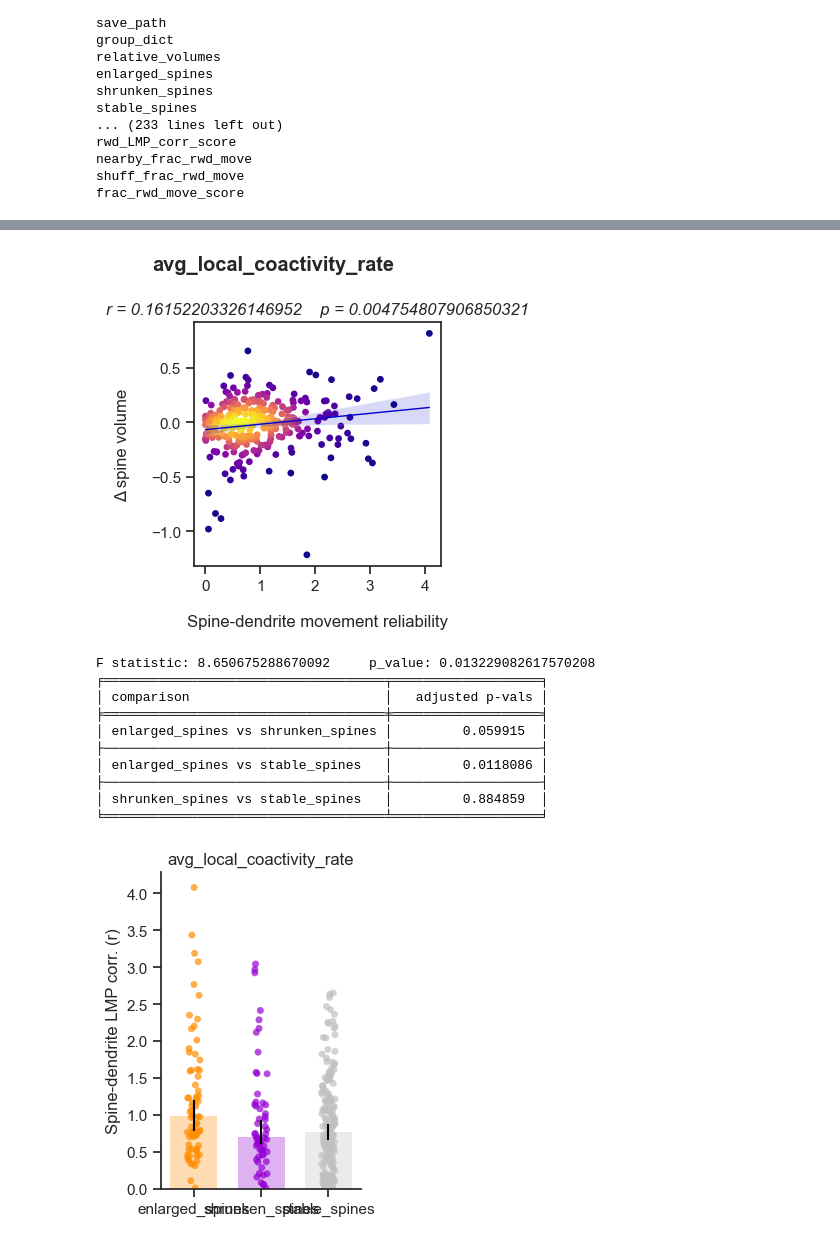
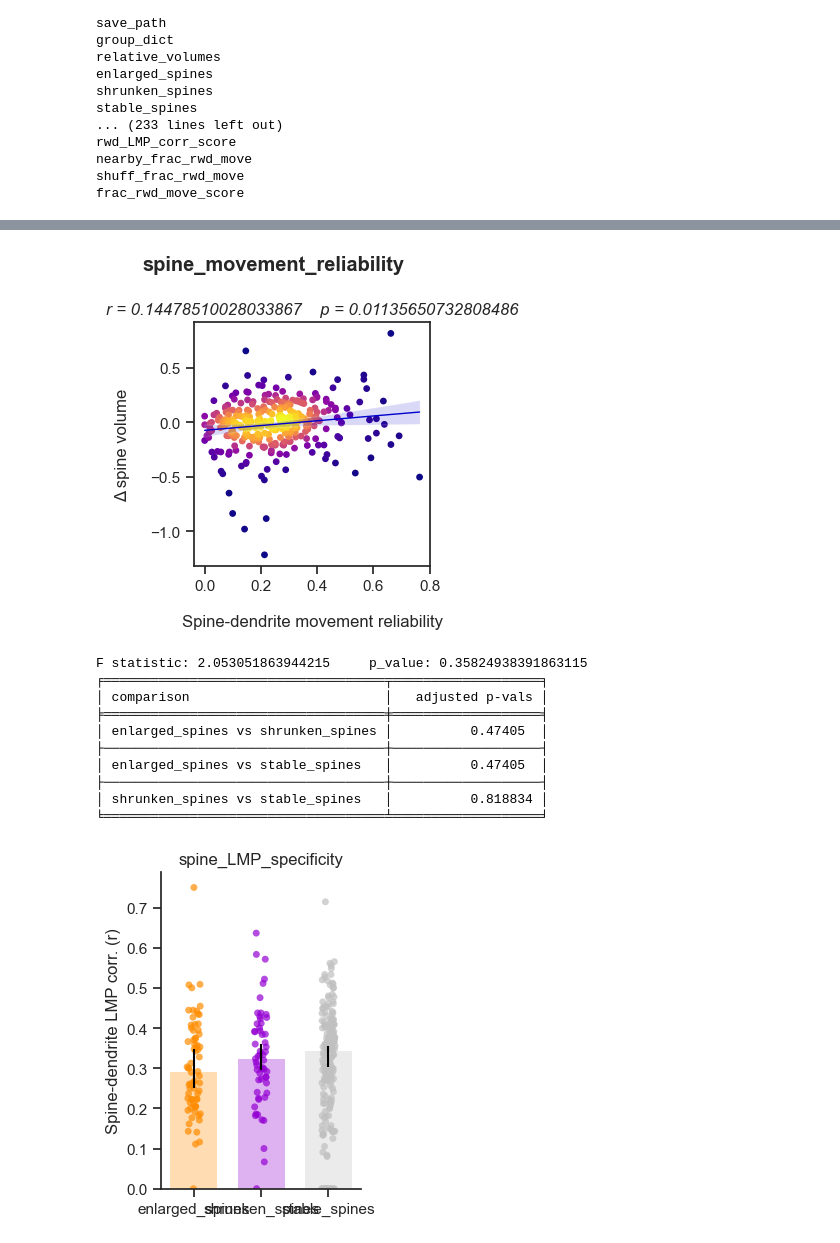
Before and after one commit to wjakewright/Lab_Analyses, a Jupyter notebook: Lab_Analyses/Spine_Analysis/Batch_Coactivity_Analysis.ipynb, the cells around one changed output, grey strips where cells are left out. Saved outputs shown, nothing was run; the diff lists cells and outputs as text; code cells hidden in the pictures.

```diff
--- a/Lab_Analyses/Spine_Analysis/Batch_Coactivity_Analysis.ipynb
+++ b/Lab_Analyses/Spine_Analysis/Batch_Coactivity_Analysis.ipynb
@@ -56,7 +56,7 @@ save = True
 days = ["Early", "Middle", "Late"]
 #days = ["Middle"]
 followup = True
-zscore = True
+zscore = False
 volume_norm = True
 fov_type = "apical"
 
@@ -214,7 +214,7 @@ coactivity_path = os.path.join(group_path, experiment_dir, coactivity_dir)
 
 load_coactivity = True
 if load_coactivity:
-    names = ["Early_dFoF_norm_spine_coactivity_data", "Middle_dFoF_norm_spine_coactivity_data", "Late_dFoF_norm_spine_coactivity_data"]
+    names = ["Early_zscore_norm_spine_coactivity_data", "Middle_zscore_norm_spine_coactivity_data", "Late_zscore_norm_spine_coactivity_data"]
     data = load_pickle(names, coactivity_path)
     days = ["Early", "Middle", "Late"]
     coactivity_data = dict(zip(days, data))
@@ -295,7 +295,7 @@ figure_path = os.path.join(initial_path, experiment_dir, plasticity_dir, "Early"
 if not os.path.isdir(figure_path):
     os.makedirs(figure_path)
 if load_data:
-    load_name = "Early_dFoF_norm_0.5_coactivity_plasticity_data"
+    load_name = "Early_dFoF_zscore_0.3_coactivity_plasticity_data"
     plot_data = load_pickle([load_name], plasticity_path)[0]
 else:
     plot_data = plasticity_data["Early"]
@@ -344,7 +324,7 @@ plot_data.spine_flags
 # %%
 # Correlation Plots
 plot_data.plot_volume_correlation(
-    variable_name="avg_local_coactivity_rate",
+    variable_name="spine_movement_reliability",
     volume_type="relative_volume",
     CI=95,
     figsize=(3.7,4),
@@ -363,43 +343,43 @@ plot_data.plot_volume_correlation(
     save_path=figure_path
 )
 # %% [output]
-[figure, old version]
+[figure, new version]
 # %%
 # Group mean activity plots
 plot_data.plot_group_scatter_plot(
-    variable_name="avg_local_coactivity_rate",
+    variable_name="spine_LMP_specificity",
     group_type="plastic_spines",
     mean_type="median",
     err_type="CI",
     figsize=(3,4),
     ytitle="Spine-dendrite LMP corr. (r)",
     ylim=None,
     s_colors=["darkorange", "darkviolet", "silver"],
     s_size=5,
     s_alpha=0.7,
     b_colors=["darkorange", "darkviolet", "silver"],
     b_edgecolors = "black",
     b_err_colors="black",
     b_width=0.7,
     b_linewidth=0,
     b_alpha=0.3,
     test_type="nonparametric",
     test_method="holm-sidak",
     save=False,
     save_path=figure_path,
 )
 # %% [output]
-F statistic: 8.650675288670092     p_value: 0.013229082617570208
+F statistic: 2.053051863944215     p_value: 0.35824938391863115
 ╒════════════════════════════════════╤═══════════════════╕
 │ comparison                         │   adjusted p-vals │
 ╞════════════════════════════════════╪═══════════════════╡
-│ enlarged_spines vs shrunken_spines │         0.059915  │
+│ enlarged_spines vs shrunken_spines │          0.47405  │
 ├────────────────────────────────────┼───────────────────┤
-│ enlarged_spines vs stable_spines   │         0.0118086 │
+│ enlarged_spines vs stable_spines   │          0.47405  │
 ├────────────────────────────────────┼───────────────────┤
-│ shrunken_spines vs stable_spines   │         0.884859  │
+│ shrunken_spines vs stable_spines   │          0.818834 │
 ╘════════════════════════════════════╧═══════════════════╛
-[figure, old version]
+[figure, new version]
 # %%
 
 plot_data.plot_multi_group_scatter_plots(
```
Also changed, not shown: parts of 6 cells of this notebook.
